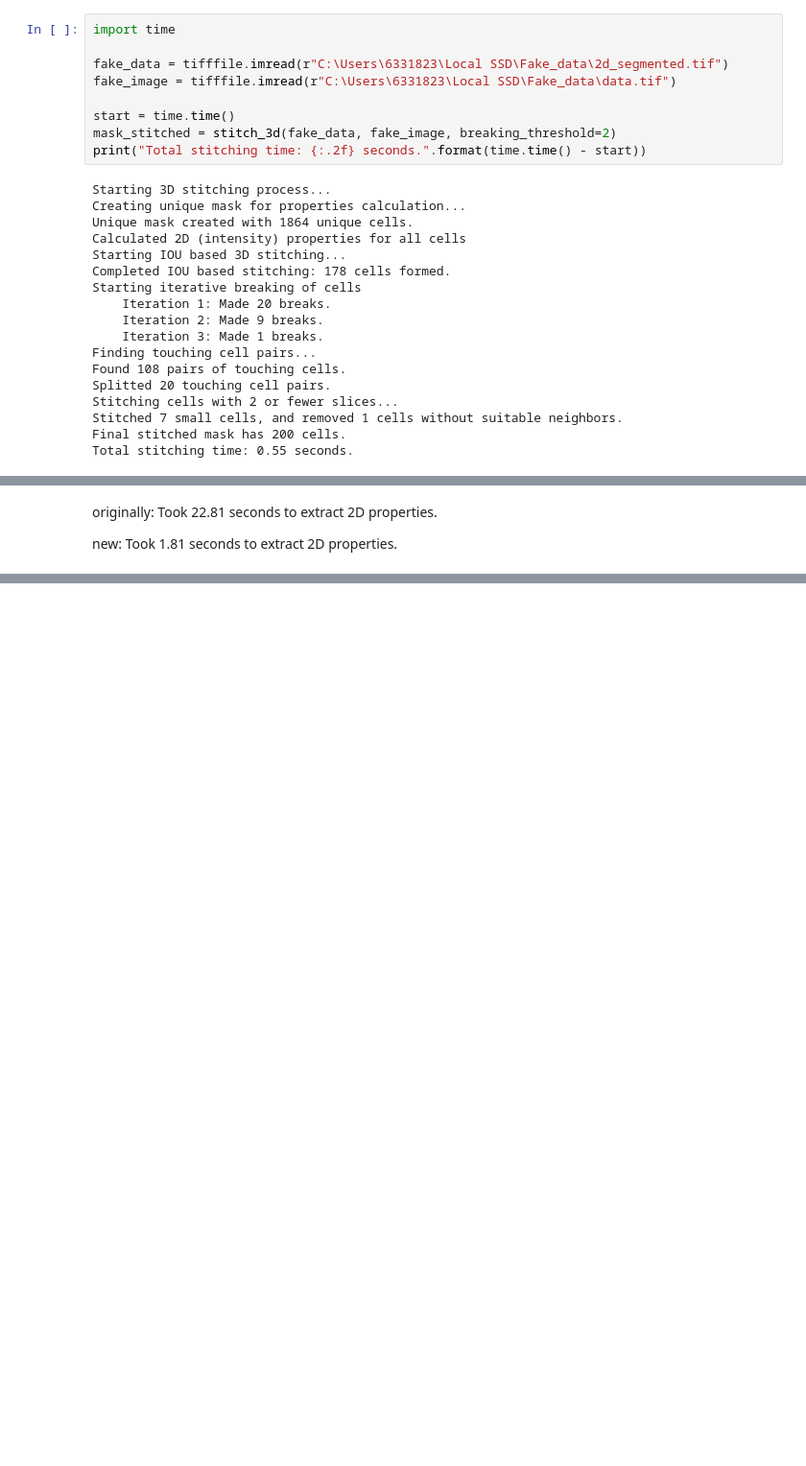
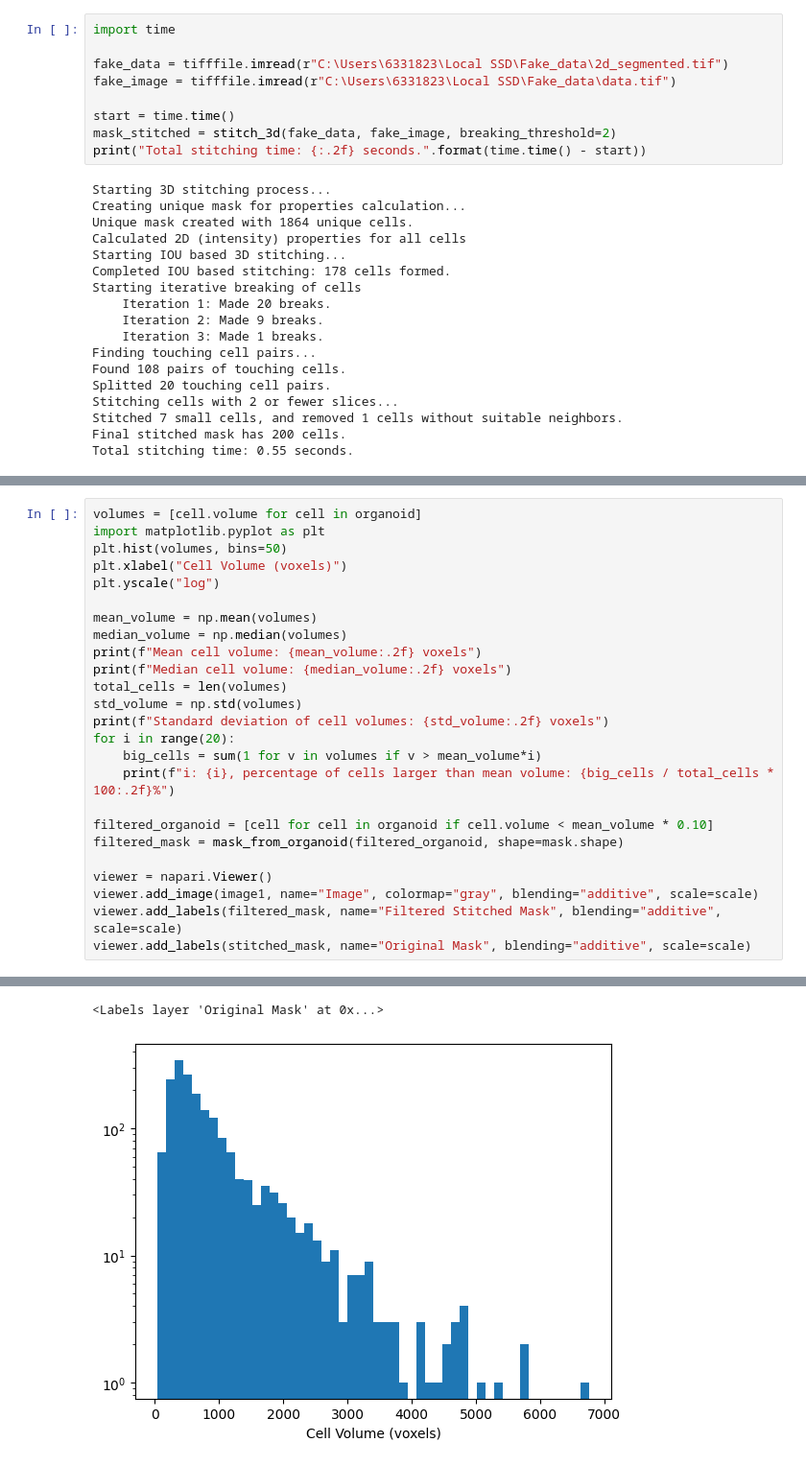
Before and after one commit to SuijkerbuijkLab/NucLogic, a Jupyter notebook: miscellaneous/improving_stitch.ipynb, the cells around one changed output, grey strips where cells are left out. Shown at 96% size. Saved outputs shown, nothing was run; the diff lists cells and outputs as text; blank space fills up the shorter version.

Commit message:
actually updating stitch

```diff
--- a/miscellaneous/improving_stitch.ipynb
+++ b/miscellaneous/improving_stitch.ipynb
@@ -3396,6 +3395,26 @@ Closing file: E:\Maria mt failure\ExpML040_uTs_ITDtreated_TGFBR2_20x_3x3_FusionS
-# %% [markdown]
-originally:
-Took 22.81 seconds to extract 2D properties.
-
-new:
-Took 1.81 seconds to extract 2D properties.
+# %%
+volumes = [cell.volume for cell in organoid]
+import matplotlib.pyplot as plt
+plt.hist(volumes, bins=50)
+plt.xlabel("Cell Volume (voxels)")
+plt.yscale("log")
+
+mean_volume = np.mean(volumes)
+median_volume = np.median(volumes)
+print(f"Mean cell volume: {mean_volume:.2f} voxels")
+print(f"Median cell volume: {median_volume:.2f} voxels")
+total_cells = len(volumes)
+std_volume = np.std(volumes)
+print(f"Standard deviation of cell volumes: {std_volume:.2f} voxels")
+for i in range(20):
+    big_cells = sum(1 for v in volumes if v > mean_volume*i)
+    print(f"i: {i}, percentage of cells larger than mean volume: {big_cells / total_cells * 100:.2f}%")
+
+filtered_organoid = [cell for cell in organoid if cell.volume < mean_volume * 0.10]
+filtered_mask = mask_from_organoid(filtered_organoid, shape=mask.shape)
+
+viewer = napari.Viewer()
+viewer.add_image(image1, name="Image", colormap="gray", blending="additive", scale=scale)
+viewer.add_labels(filtered_mask, name="Filtered Stitched Mask", blending="additive", scale=scale)
+viewer.add_labels(stitched_mask, name="Original Mask", blending="additive", scale=scale)
+# %% [output]
@@ -3401,0 +3438,2 @@ Took 1.81 seconds to extract 2D properties.
+<Labels layer 'Original Mask' at 0x...>
+[figure, added]
```
Also changed, not shown: parts of 7 cells of this notebook, 1 other file.
